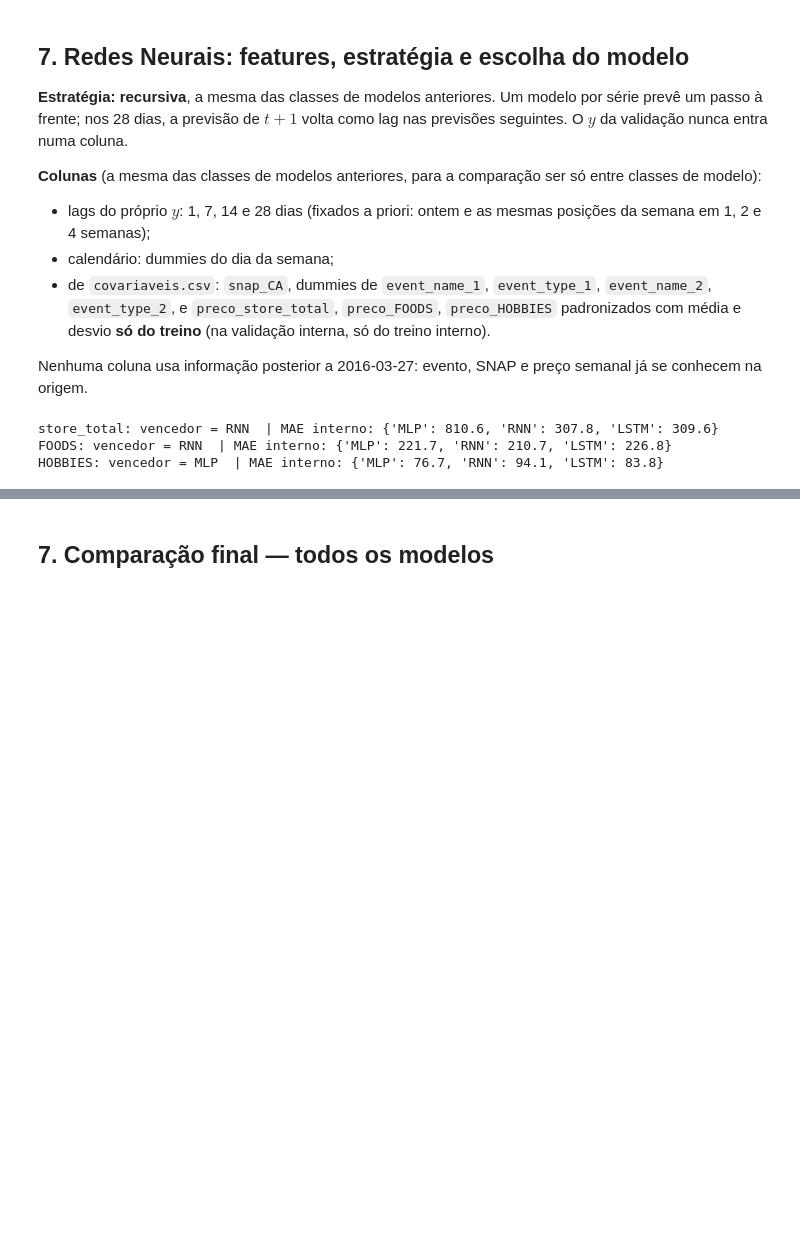
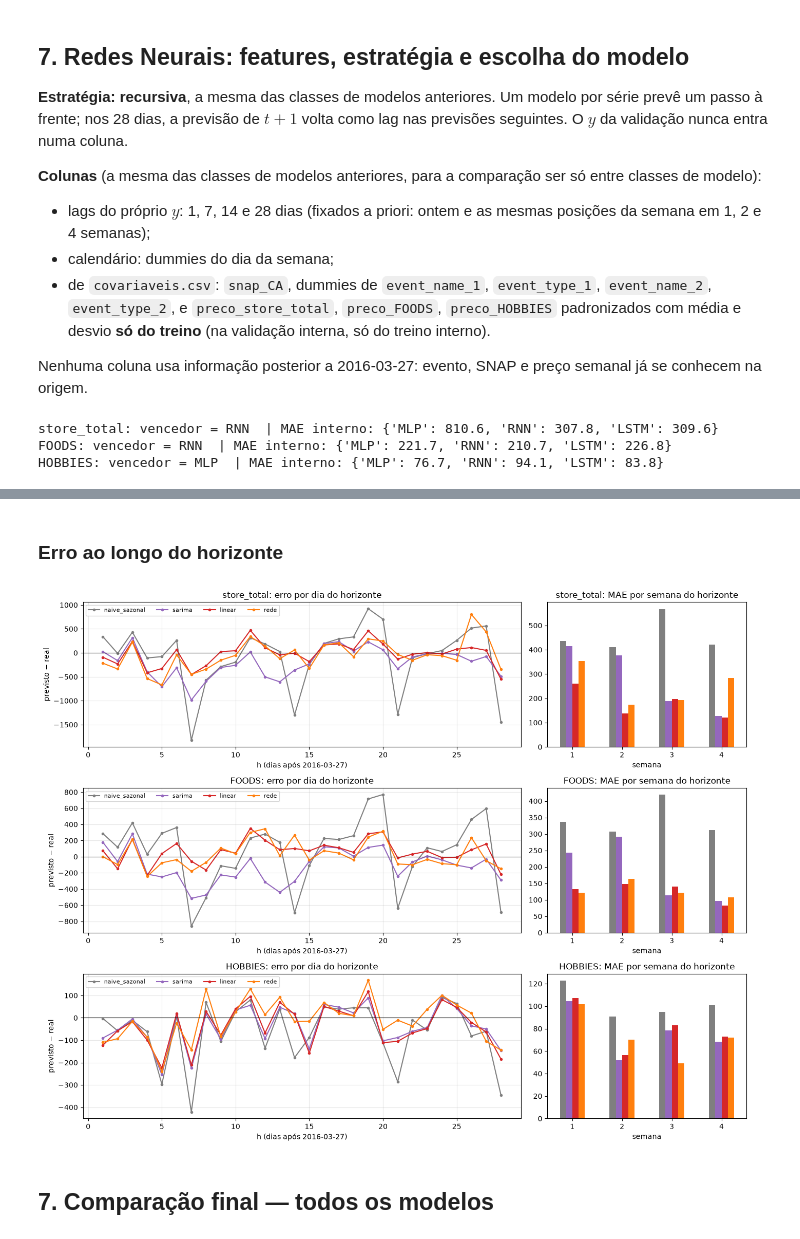
Before and after one commit to JaimeWillianCarneiro/Series-Temporais-G5, a Jupyter notebook: analise_task2.ipynb, the cells around one changed output, grey strips where cells are left out. Saved outputs shown, nothing was run; the diff lists cells and outputs as text; code cells hidden in the pictures; blank space fills up the shorter version.

```diff
--- a/analise_task2.ipynb
+++ b/analise_task2.ipynb
@@ -763,3 +860,41 @@ HOBBIES: vencedor = GradientBoosting | MAE interno: {'RandomForest': 76.1, 'Grad
+# %% [markdown]
+### Erro ao longo do horizonte
+# %%
+prev_all    = pd.read_csv('saidas/previsoes_validacao.csv', parse_dates=['date'])
+modelos_cmp = {
+    'naive_sazonal': 'tab:gray',
+    'sarima': 'tab:purple',
+    'linear': 'tab:red',
+    'rede': 'tab:orange'
+}
+
+fig, axes = plt.subplots(3, 2, figsize=(14, 11), gridspec_kw={'width_ratios': [2.2, 1]})
+for (ax_e, ax_s), serie in zip(axes, series):
+    y   = val.set_index('date')[serie]
+    sem = {}
+    for modelo, cor in modelos_cmp.items():
+        p = (
+            prev_all[
+                (prev_all['series'] == serie) # Previsoes da serie atual
+                & (prev_all['modelo'] == modelo) # Feitas pelo modelo atual
+            ]
+            .set_index('date')['yhat']
+            .reindex(y.index)
+        )
+        # Calcula, persiste e plota o erro
+        e = p - y
+        ax_e.plot(range(1, 29), e.values, marker='o', ms=3, color=cor, label=modelo)
+        sem[modelo] = e.abs().groupby(np.arange(28) // 7 + 1).mean()
+
+    ax_e.axhline(0, color='black', lw=0.8)
+    ax_e.set_title(f'{serie}: erro por dia do horizonte'); ax_e.set_xlabel('h (dias após 2016-03-27)'); ax_e.set_ylabel('previsto − real')
+    ax_e.legend(fontsize=8, ncol=4); ax_e.grid(alpha=0.3)
+    pd.DataFrame(sem).plot.bar(ax=ax_s, color=list(modelos_cmp.values()), legend=False, rot=0)
+    ax_s.set_title(f'{serie}: MAE por semana do horizonte'); ax_s.set_xlabel('semana')
+
+fig.tight_layout(); plt.show()
+# %% [output]
+[figure, added]
 # %% [markdown]
 ## 7. Comparação final — todos os modelos
 # %%
```
Also changed, not shown: parts of 10 cells of this notebook.
